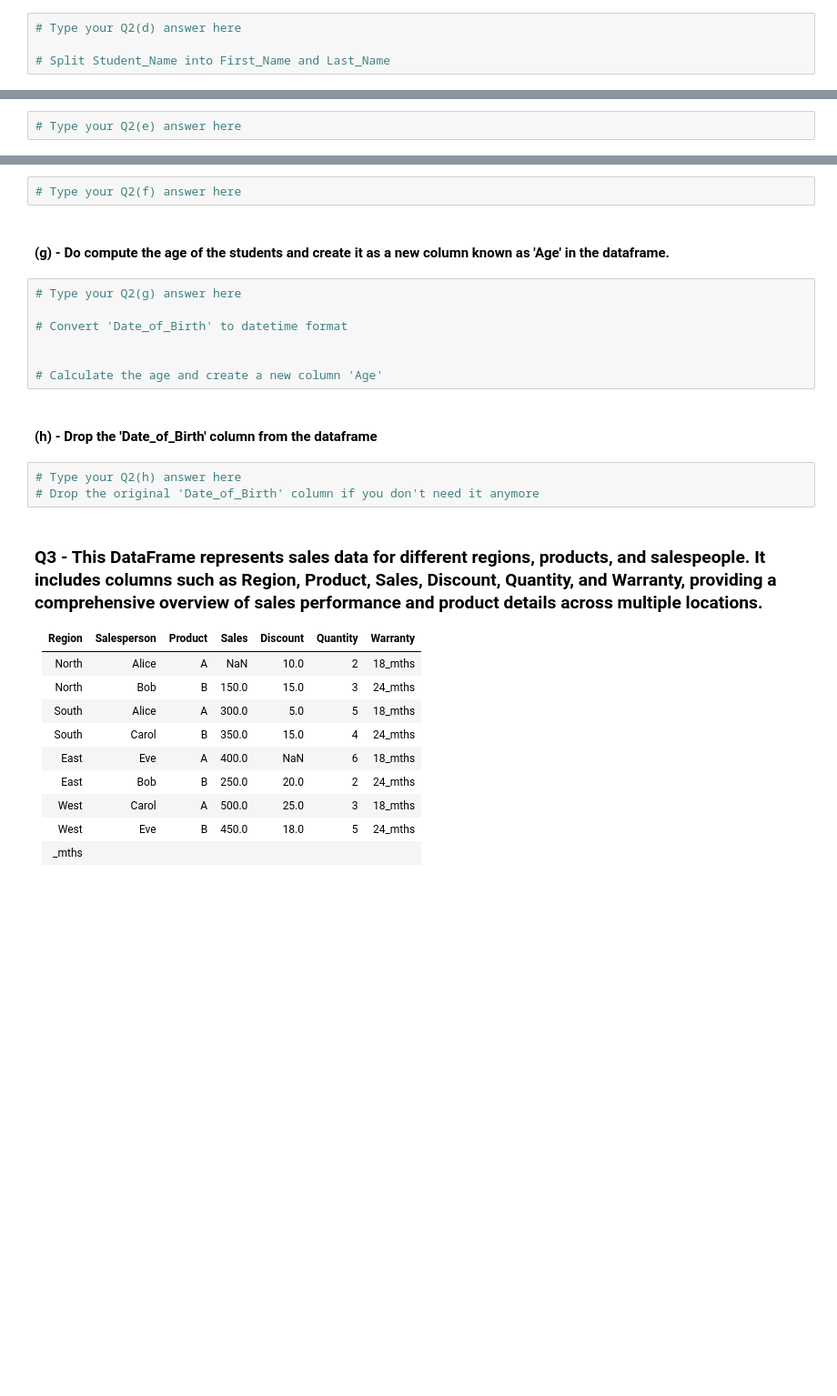
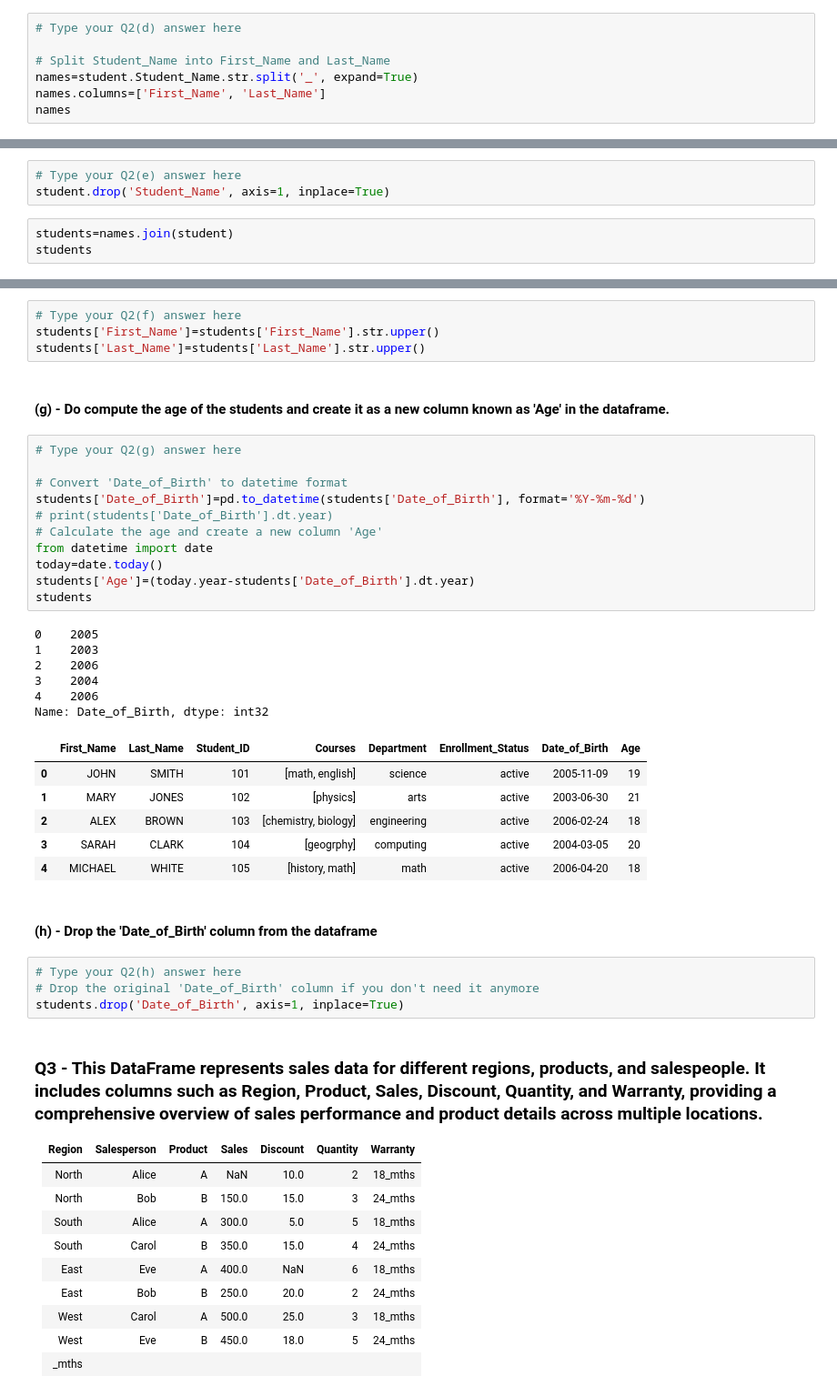
Before and after one commit to wongwenbing/Y2S2, a Jupyter notebook: Programming for Data Science/PDS Test 1 Revision/Lab_06_StudentCopy.ipynb, the cells around one changed output, grey strips where cells are left out. Shown: that part at 91% size. Saved outputs shown, nothing was run; the diff lists cells and outputs as text; blank space fills up the shorter version.

```diff
--- a/Programming for Data Science/PDS Test 1 Revision/Lab_06_StudentCopy.ipynb
+++ b/Programming for Data Science/PDS Test 1 Revision/Lab_06_StudentCopy.ipynb
@@ -176,3 +262,6 @@ student
 # Type your Q2(d) answer here
 
 # Split Student_Name into First_Name and Last_Name
+names=student.Student_Name.str.split('_', expand=True)
+names.columns=['First_Name', 'Last_Name']
+names
@@ -180,3 +276,7 @@ student
 #### (e) - Delete the Student_Name from dataframe 'student' and attach/join the temporary dataframe 'temp' from the previous questions in (d) into the dataframe 'student'
 # %%
 # Type your Q2(e) answer here
+student.drop('Student_Name', axis=1, inplace=True)
+# %%
+students=names.join(student)
+students
@@ -184,20 +291,40 @@ student
 #### (f) - Do Standardise all the strings in columns 'First_Name" and "Last_Name" to full uppercase. 'john' will become 'JOHN
 # %%
 # Type your Q2(f) answer here
+students['First_Name']=students['First_Name'].str.upper()
+students['Last_Name']=students['Last_Name'].str.upper()
 # %% [markdown]
 #### (g) - Do compute the age of the students and create it as a new column known as 'Age' in the dataframe.
 # %%
 # Type your Q2(g) answer here
 
 # Convert 'Date_of_Birth' to datetime format
-
-
+students['Date_of_Birth']=pd.to_datetime(students['Date_of_Birth'], format='%Y-%m-%d')
+# print(students['Date_of_Birth'].dt.year)
 # Calculate the age and create a new column 'Age'
+from datetime import date
+today=date.today()
+students['Age']=(today.year-students['Date_of_Birth'].dt.year)
+students
+# %% [output]
+0    2005
+1    2003
+2    2006
+3    2004
+4    2006
+Name: Date_of_Birth, dtype: int32
+|  | First_Name | Last_Name | Student_ID | Courses | Department | Enrollment_Status | Date_of_Birth | Age |
+| 0 | JOHN | SMITH | 101 | [math, english] | science | active | 2005-11-09 | 19 |
+| 1 | MARY | JONES | 102 | [physics] | arts | active | 2003-06-30 | 21 |
+| 2 | ALEX | BROWN | 103 | [chemistry, biology] | engineering | active | 2006-02-24 | 18 |
+| 3 | SARAH | CLARK | 104 | [geogrphy] | computing | active | 2004-03-05 | 20 |
+| 4 | MICHAEL | WHITE | 105 | [history, math] | math | active | 2006-04-20 | 18 |
 # %% [markdown]
 #### (h) - Drop the 'Date_of_Birth' column from the dataframe
 # %%
 # Type your Q2(h) answer here
 # Drop the original 'Date_of_Birth' column if you don't need it anymore
+students.drop('Date_of_Birth', axis=1, inplace=True)
 # %% [markdown]
 ### Q3 - This DataFrame represents sales data for different regions, products, and salespeople. It includes columns such as Region, Product, Sales, Discount, Quantity, and Warranty, providing a comprehensive overview of sales performance and product details across multiple locations.
 
```
Also changed, not shown: parts of 28 cells of this notebook, 2 other files.
